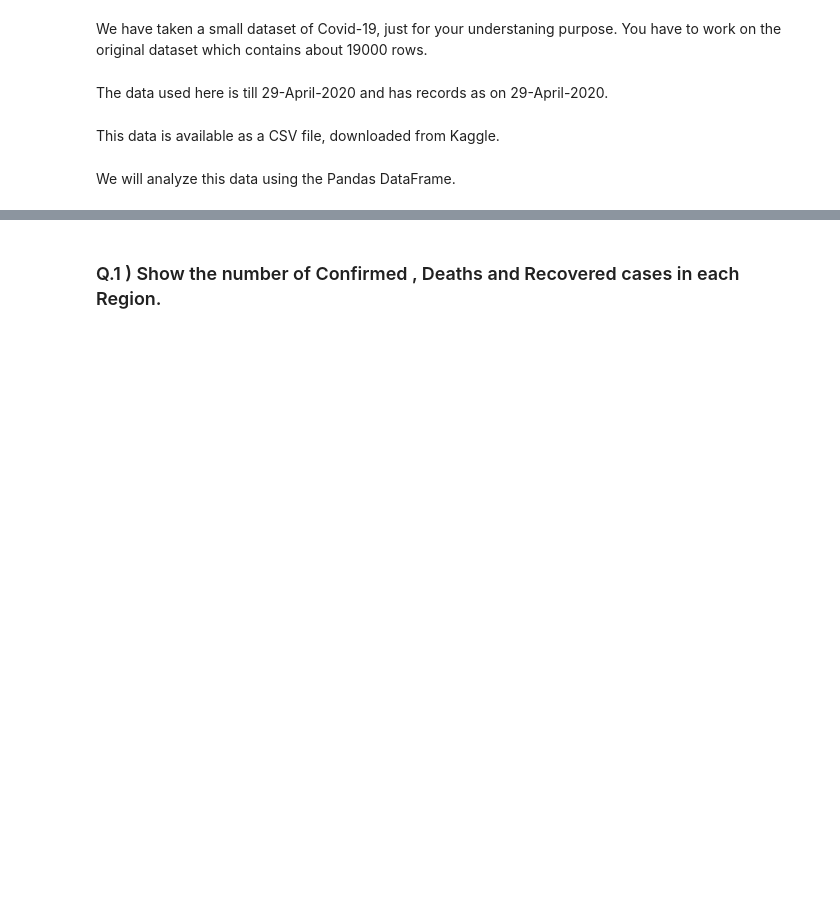
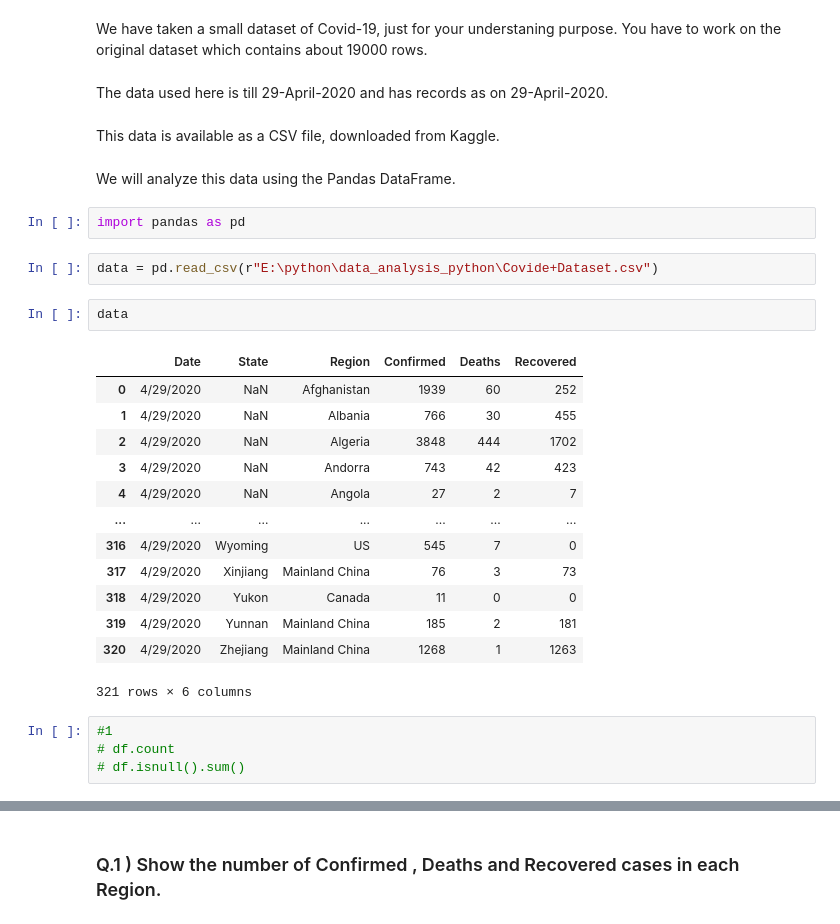
Before and after one commit to anupupadhaya123/data_analysis_python, a Jupyter notebook: covid_analysis.ipynb, the cells around one changed output, grey strips where cells are left out. Cells and saved outputs as stored; diff of their text form; blank space fills up the shorter version.

```diff
--- a/covid_analysis.ipynb
+++ b/covid_analysis.ipynb
@@ -16,3 +16,27 @@ The data used here is till 29-April-2020 and has records as on 29-April-2020.
 This data is available as a CSV file, downloaded from Kaggle.
 # %% [markdown]
 We will analyze this data using the Pandas DataFrame.
+# %%
+import pandas as pd
+# %%
+data = pd.read_csv(r"E:\python\data_analysis_python\Covide+Dataset.csv")
+# %%
+data
+# %% [output]
+|  | Date | State | Region | Confirmed | Deaths | Recovered |
+| 0 | 4/29/2020 | NaN | Afghanistan | 1939 | 60 | 252 |
+| 1 | 4/29/2020 | NaN | Albania | 766 | 30 | 455 |
+| 2 | 4/29/2020 | NaN | Algeria | 3848 | 444 | 1702 |
+| 3 | 4/29/2020 | NaN | Andorra | 743 | 42 | 423 |
+| 4 | 4/29/2020 | NaN | Angola | 27 | 2 | 7 |
+| ... | ... | ... | ... | ... | ... | ... |
+| 316 | 4/29/2020 | Wyoming | US | 545 | 7 | 0 |
+| 317 | 4/29/2020 | Xinjiang | Mainland China | 76 | 3 | 73 |
+| 318 | 4/29/2020 | Yukon | Canada | 11 | 0 | 0 |
+| 319 | 4/29/2020 | Yunnan | Mainland China | 185 | 2 | 181 |
+| 320 | 4/29/2020 | Zhejiang | Mainland China | 1268 | 1 | 1263 |
+321 rows × 6 columns
+# %%
+#1
+# df.count
+# df.isnull().sum()
```
Also changed, not shown: parts of 15 cells of this notebook.
